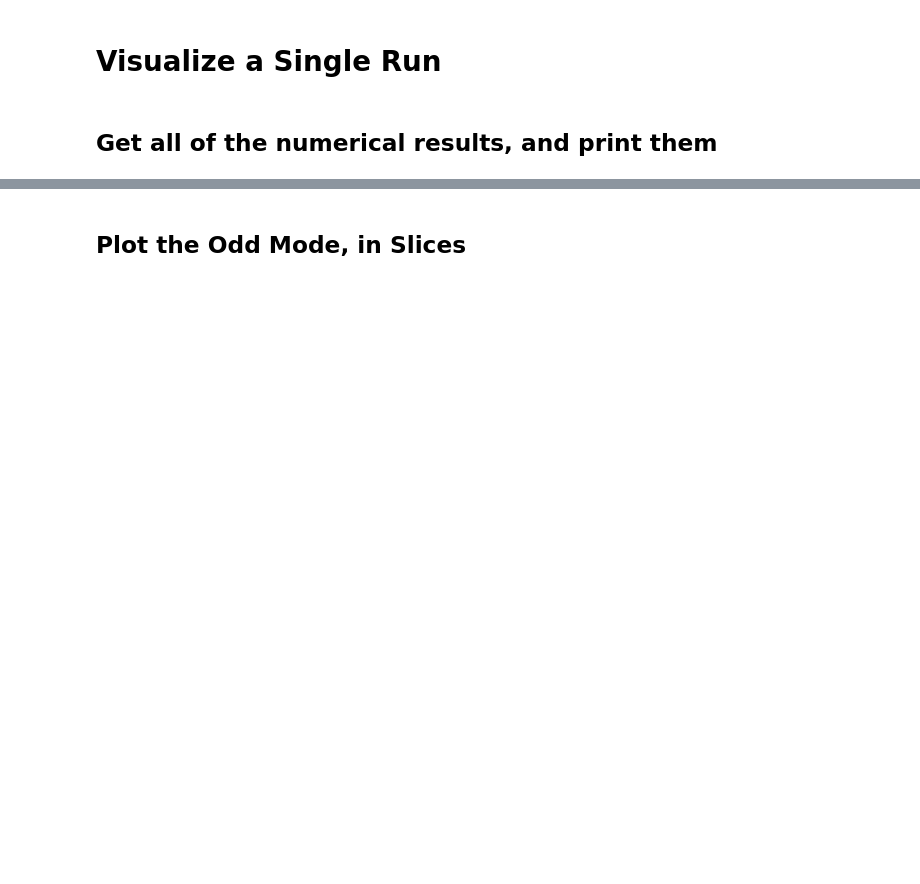
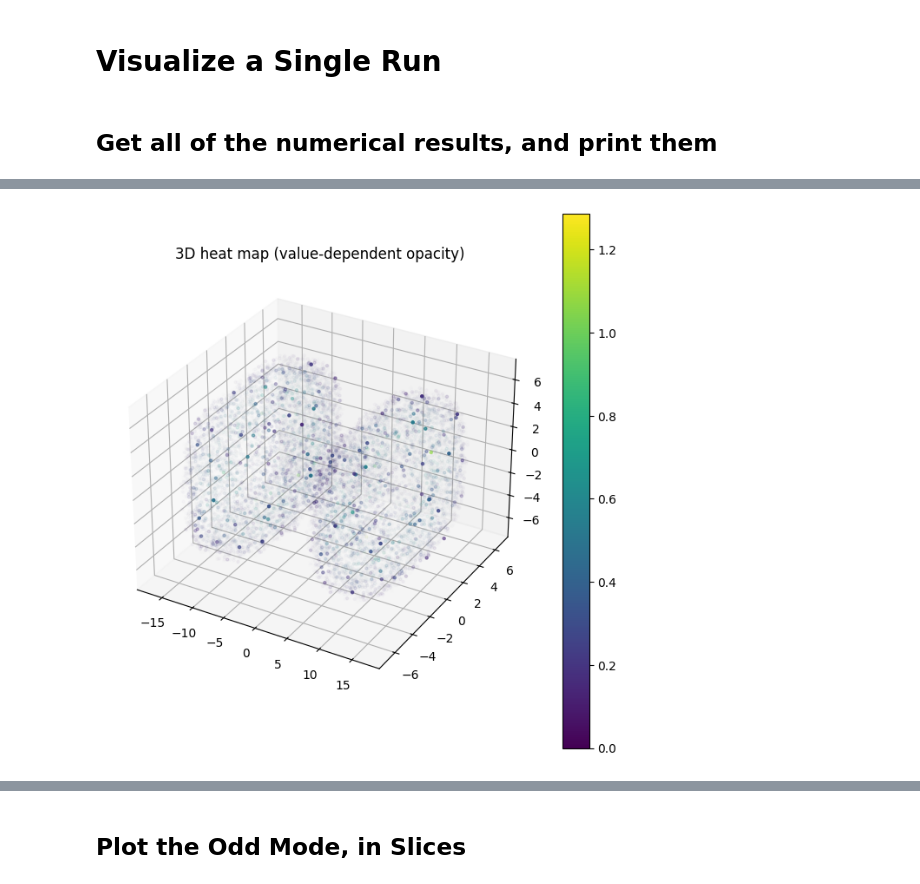
Before and after one commit to vcaipu/cqednumerics, a Jupyter notebook: 3D/VisualizeSingle3D.ipynb, the cells around one changed output, grey strips where cells are left out. Cells and saved outputs as stored; diff of their text form; code cells hidden in the pictures; blank space fills up the shorter version.

```diff
--- a/3D/VisualizeSingle3D.ipynb
+++ b/3D/VisualizeSingle3D.ipynb
@@ -48,3 +194,8 @@ Parameters:
+# %%
+theta_pos_interior = theta_pos[femsystem.interior_dofs]
+femsystem.plot_interior_at_quad_3d_heatmap(integrated_volume*(u_even_interior**2))
+# %% [output]
+[figure, added]
 # %%
 # Time Breakdown
 
```
Also changed, not shown: parts of 11 cells of this notebook, 15 other files.
